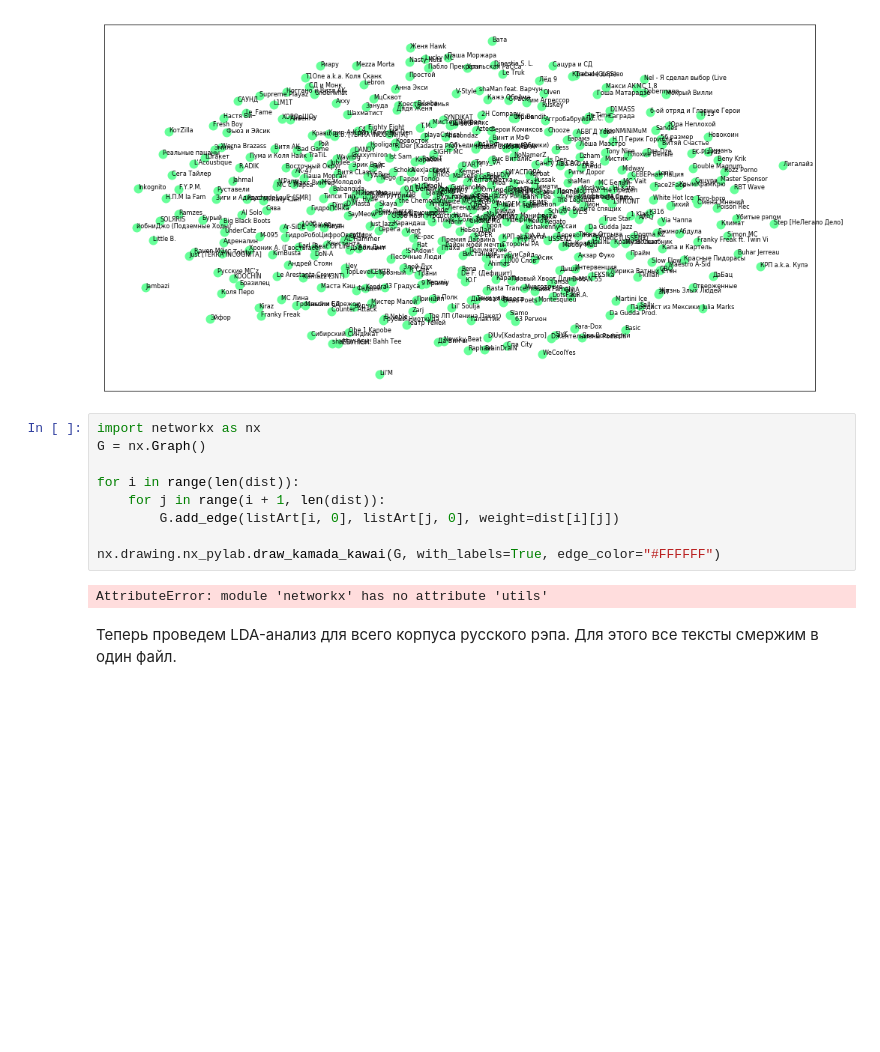
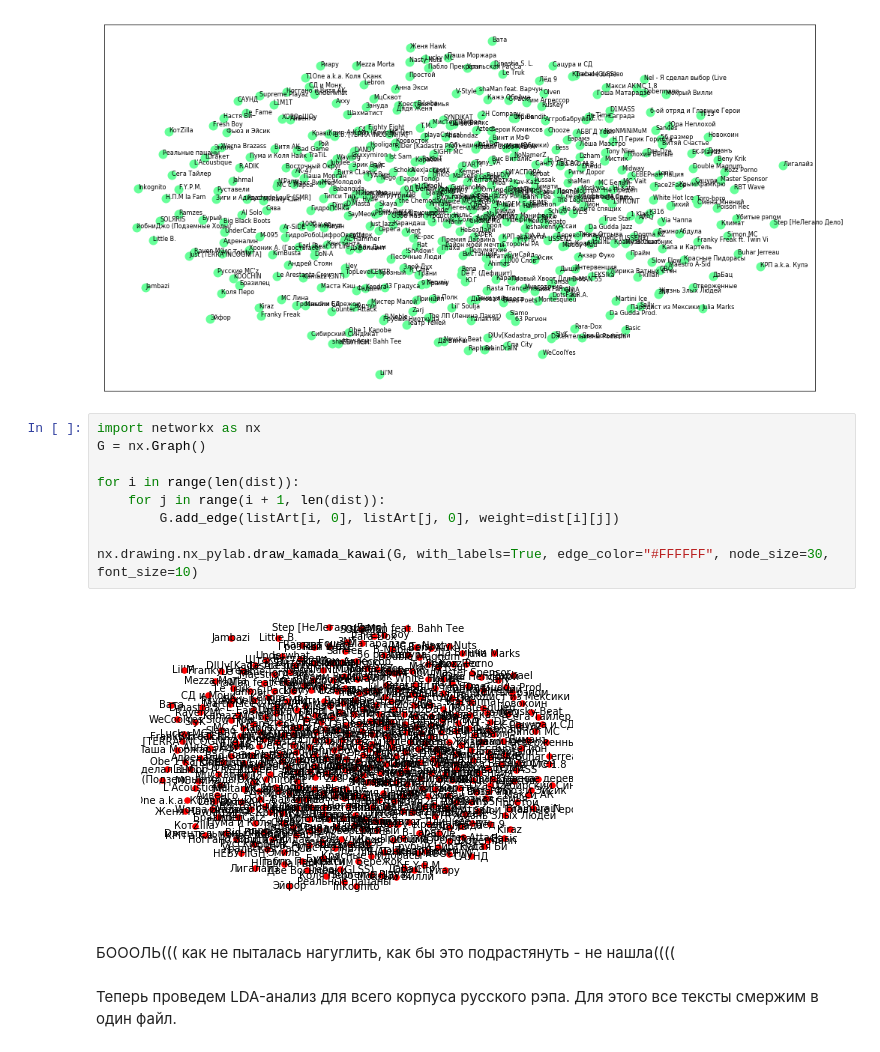
Before and after one commit to ekrasnopolskaia/rus_rap, a Jupyter notebook: notebook.ipynb, the cells around one changed output. Saved outputs shown, nothing was run; the diff lists cells and outputs as text; blank space fills up the shorter version.

Commit message:
visualize artist distance in networkx

```diff
--- a/notebook.ipynb
+++ b/notebook.ipynb
@@ -307,14 +303,16 @@ plt.show()
 # %%
 import networkx as nx
 G = nx.Graph()
 
 for i in range(len(dist)):
     for j in range(i + 1, len(dist)):
         G.add_edge(listArt[i, 0], listArt[j, 0], weight=dist[i][j])
 
-nx.drawing.nx_pylab.draw_kamada_kawai(G, with_labels=True, edge_color="#FFFFFF")
+nx.drawing.nx_pylab.draw_kamada_kawai(G, with_labels=True, edge_color="#FFFFFF", node_size=30, font_size=10)
 # %% [output]
-AttributeError: module 'networkx' has no attribute 'utils'
+[figure, added]
+# %% [markdown]
+БОООЛЬ((( как не пыталась нагуглить, как бы это подрастянуть - не нашла((((
 # %% [markdown]
 Теперь проведем LDA-анализ для всего корпуса русского рэпа. Для этого все тексты смержим в один файл.
 # %%
```
Also changed, not shown: parts of 1 cell of this notebook.
